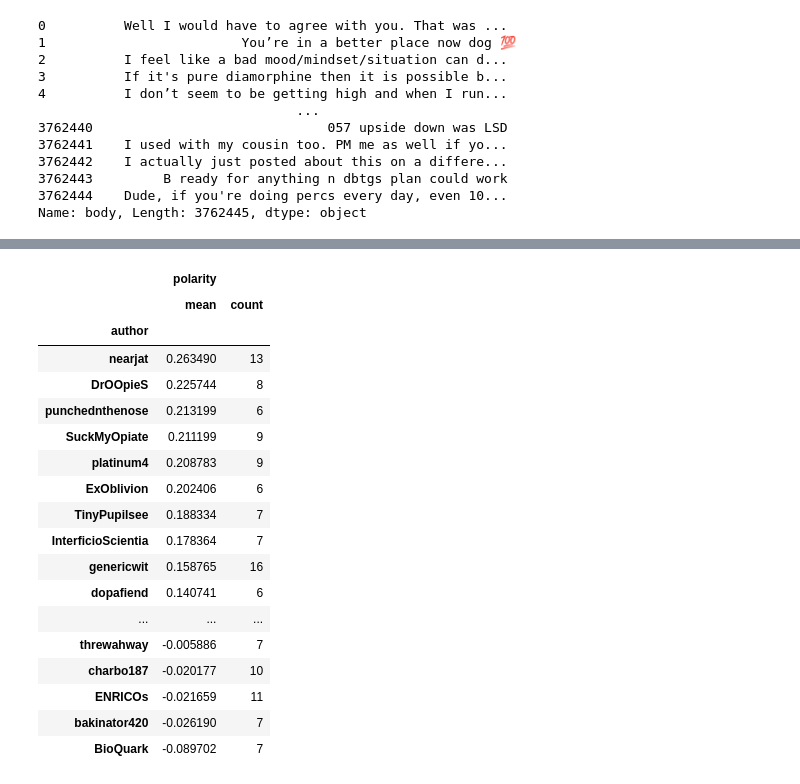
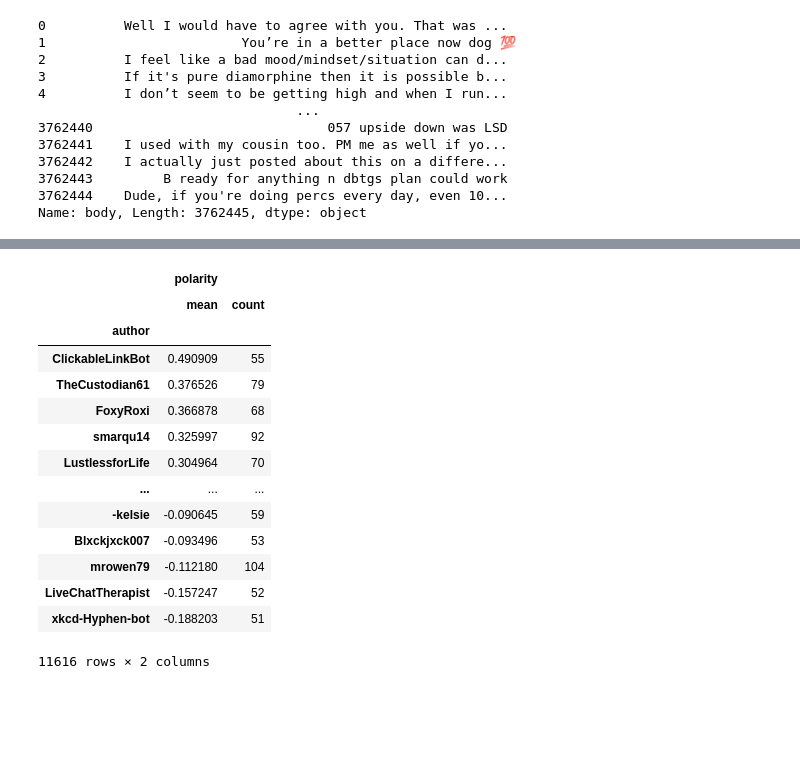
Before and after one commit to RussellABH/OPTUS-AI, a Jupyter notebook: analysis/yashas/test.ipynb, the cells around one changed output, grey strips where cells are left out. Cells and saved outputs as stored; diff of their text form; code cells hidden in the pictures; blank space fills up the shorter version.

```diff
--- a/analysis/yashas/test.ipynb
+++ b/analysis/yashas/test.ipynb
@@ -221,31 +221,27 @@ Name: polarity, dtype: float64
 # %%
 df_commenters = df.groupby('author').agg({'polarity': ['mean', 'count']})
 
-df_commenters = df_commenters[df_commenters['polarity']['count'] > 5]
+df_commenters = df_commenters[df_commenters['polarity']['count'] > 50]
 
 df_commenters = df_commenters.sort_values(('polarity', 'mean'), ascending=False)
 
 display(df_commenters)
 # %% [output]
 |  | polarity |  |
 |  | mean | count |
 | author |  |  |
-| nearjat | 0.263490 | 13 |
-| DrOOpieS | 0.225744 | 8 |
-| punchednthenose | 0.213199 | 6 |
-| SuckMyOpiate | 0.211199 | 9 |
-| platinum4 | 0.208783 | 9 |
-| ExOblivion | 0.202406 | 6 |
-| TinyPupilsee | 0.188334 | 7 |
-| InterficioScientia | 0.178364 | 7 |
-| genericwit | 0.158765 | 16 |
-| dopafiend | 0.140741 | 6 |
+| ClickableLinkBot | 0.490909 | 55 |
+| TheCustodian61 | 0.376526 | 79 |
+| FoxyRoxi | 0.366878 | 68 |
+| smarqu14 | 0.325997 | 92 |
+| LustlessforLife | 0.304964 | 70 |
 | ... | ... | ... |
-| threwahway | -0.005886 | 7 |
-| charbo187 | -0.020177 | 10 |
-| ENRICOs | -0.021659 | 11 |
-| bakinator420 | -0.026190 | 7 |
-| BioQuark | -0.089702 | 7 |
+| -kelsie | -0.090645 | 59 |
+| Blxckjxck007 | -0.093496 | 53 |
+| mrowen79 | -0.112180 | 104 |
+| LiveChatTherapist | -0.157247 | 52 |
+| xkcd-Hyphen-bot | -0.188203 | 51 |
+11616 rows × 2 columns
 # %%
 for i in range(25):
     plt.plot(df.loc[df_commenters.index[i] == df['author']]['created_utc'], df.loc[df_commenters.index[i] == df['author']]['polarity'])
```
Also changed, not shown: parts of 5 cells of this notebook, 2 other files.
